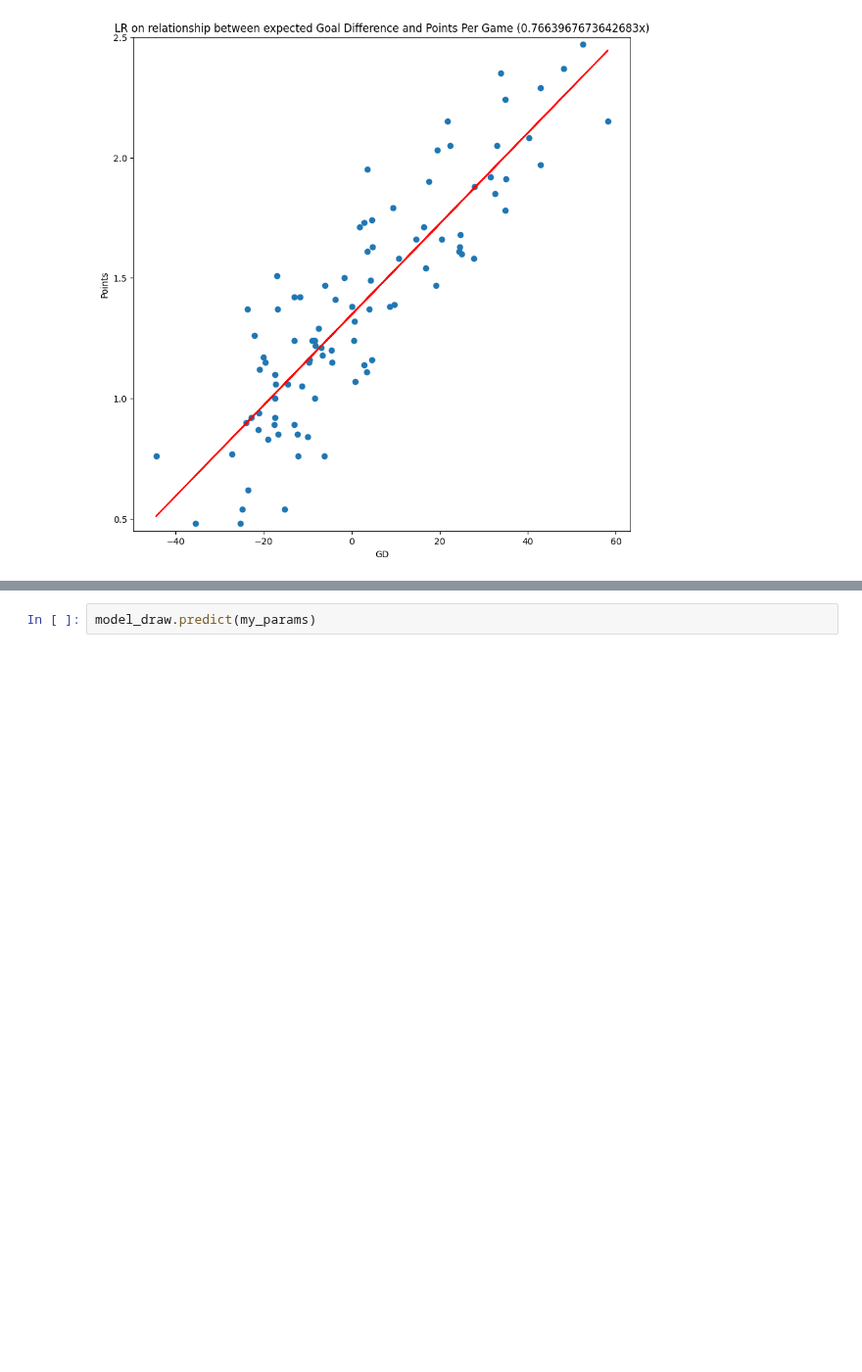
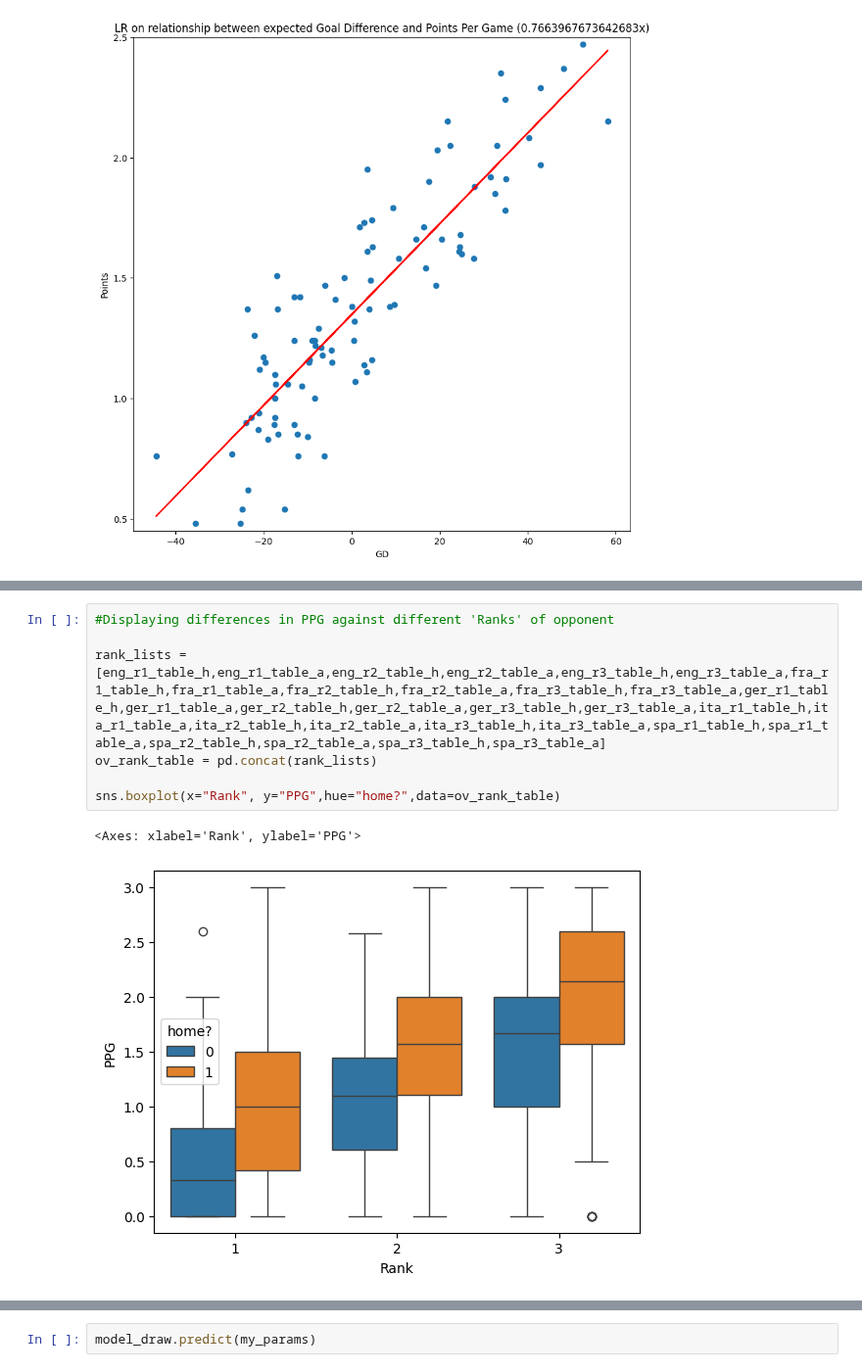
Before and after one commit to rpenn97/score_prediction_tool, a Jupyter notebook: EDA_DF/EDA.ipynb, the cells around one changed output, grey strips where cells are left out. Shown at 98% size. Saved outputs shown, nothing was run; the diff lists cells and outputs as text; blank space fills up the shorter version.

```diff
--- a/EDA_DF/EDA.ipynb
+++ b/EDA_DF/EDA.ipynb
@@ -197 +274,11 @@ Text(0.5, 1.0, 'LR on relationship between expected Goal Difference and Points P
+# %%
+#Displaying differences in PPG against different 'Ranks' of opponent
+
+rank_lists = [eng_r1_table_h,eng_r1_table_a,eng_r2_table_h,eng_r2_table_a,eng_r3_table_h,eng_r3_table_a,fra_r1_table_h,fra_r1_table_a,fra_r2_table_h,fra_r2_table_a,fra_r3_table_h,fra_r3_table_a,ger_r1_table_h,ger_r1_table_a,ger_r2_table_h,ger_r2_table_a,ger_r3_table_h,ger_r3_table_a,ita_r1_table_h,ita_r1_table_a,ita_r2_table_h,ita_r2_table_a,ita_r3_table_h,ita_r3_table_a,spa_r1_table_h,spa_r1_table_a,spa_r2_table_h,spa_r2_table_a,spa_r3_table_h,spa_r3_table_a]
+ov_rank_table = pd.concat(rank_lists)
+
+sns.boxplot(x="Rank", y="PPG",hue="home?",data=ov_rank_table)
+# %% [output]
+<Axes: xlabel='Rank', ylabel='PPG'>
+[figure, added]
 # %%
```
Also changed, not shown: parts of 15 cells of this notebook, 7 other files.
